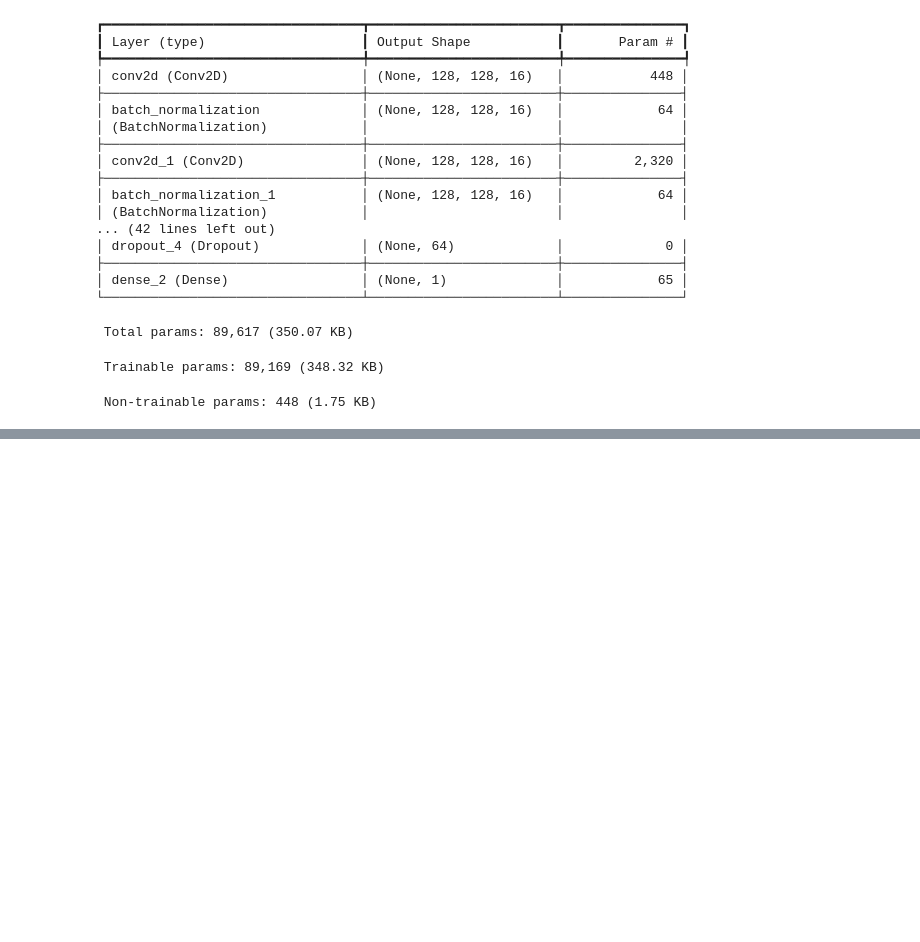
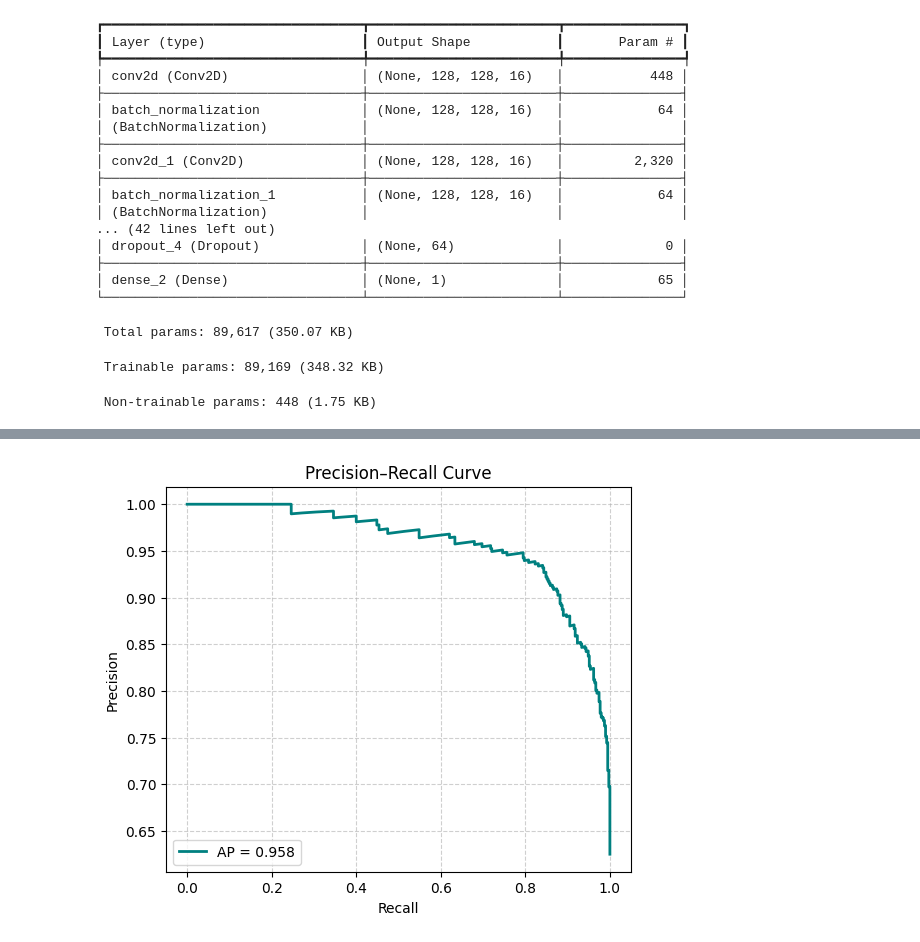
Before and after one commit to MovinduSenura/Chest-Xray-Pneumonia-Detection, a Jupyter notebook: notebooks/CustomCNN.ipynb, the cells around one changed output, grey strips where cells are left out. Drawn from its saved outputs; the diff is of its cells as text; code cells hidden in the pictures; blank space fills up the shorter version.

```diff
--- a/notebooks/CustomCNN.ipynb
+++ b/notebooks/CustomCNN.ipynb
@@ -285,0 +262,17 @@ ROC AUC Score: 0.9380
+# %%
+#Precision–Recall Curve
+from sklearn.metrics import precision_recall_curve, average_precision_score
+
+y_pred_proba = best_model.predict(test_gen).ravel()
+precision, recall, _ = precision_recall_curve(y_true, y_pred_proba)
+avg_precision = average_precision_score(y_true, y_pred_proba)
+
+plt.figure(figsize=(6,5))
+plt.plot(recall, precision, color='teal', lw=2, label=f'AP = {avg_precision:.3f}')
+plt.xlabel('Recall')
+plt.ylabel('Precision')
+plt.title('Precision–Recall Curve')
+plt.legend(loc='lower left')
+plt.grid(True, linestyle='--', alpha=0.6)
+plt.show()
+# %% [output]
@@ -285,0 +280 @@ ROC AUC Score: 0.9380
+[figure, added]
```
Also changed, not shown: parts of 12 cells of this notebook.
